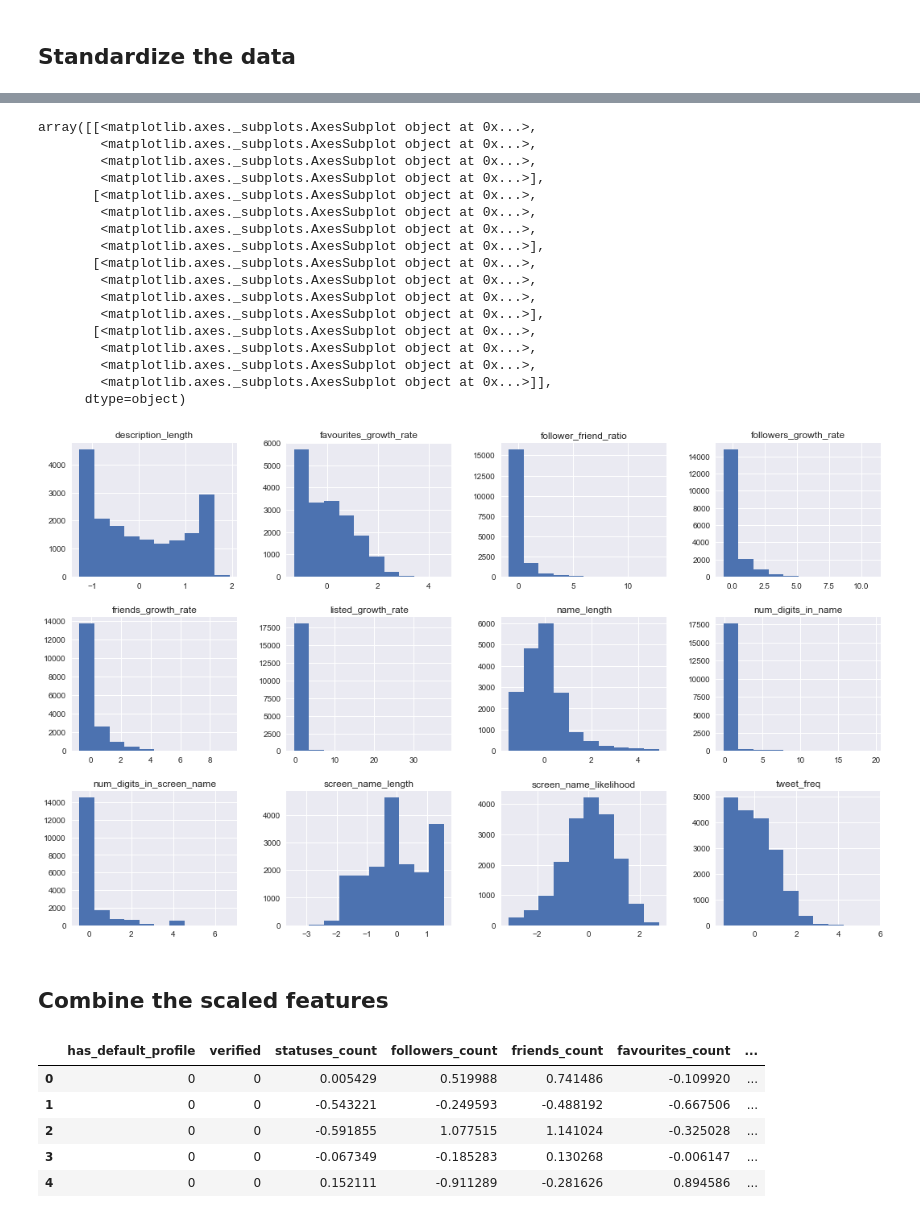
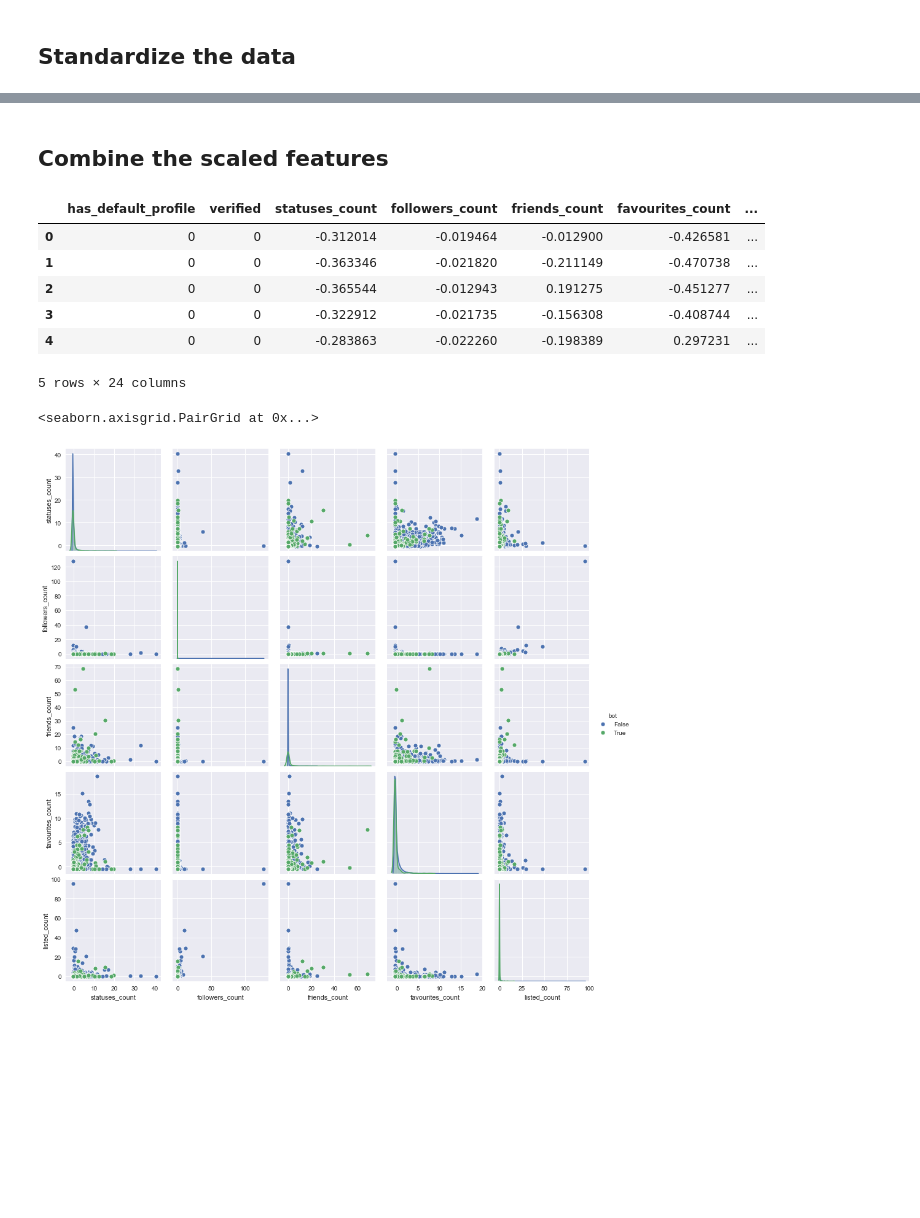
Before and after one commit to dkoban/bot_detection, a Jupyter notebook: model_training.ipynb, the cells around one changed output, grey strips where cells are left out. Drawn from its saved outputs; the diff is of its cells as text; code cells hidden in the pictures; blank space fills up the shorter version.

```diff
--- a/model_training.ipynb
+++ b/model_training.ipynb
@@ -97,34 +93,9 @@ array([[<matplotlib.axes._subplots.AxesSubplot object at 0x...>,
-# %%
-sc = StandardScaler()
-derived_features_standard=StandardScaler().fit_transform(derived_features)# Gaussian Standardisation
-derived_features_standard=pd.DataFrame(derived_features_standard,columns=derived_feature_cols)
-derived_features_standard.hist(layout=(4, 4), figsize=(18,15))
-# %% [output]
-array([[<matplotlib.axes._subplots.AxesSubplot object at 0x...>,
-        <matplotlib.axes._subplots.AxesSubplot object at 0x...>,
-        <matplotlib.axes._subplots.AxesSubplot object at 0x...>,
-        <matplotlib.axes._subplots.AxesSubplot object at 0x...>],
-       [<matplotlib.axes._subplots.AxesSubplot object at 0x...>,
-        <matplotlib.axes._subplots.AxesSubplot object at 0x...>,
-        <matplotlib.axes._subplots.AxesSubplot object at 0x...>,
-        <matplotlib.axes._subplots.AxesSubplot object at 0x...>],
-       [<matplotlib.axes._subplots.AxesSubplot object at 0x...>,
-        <matplotlib.axes._subplots.AxesSubplot object at 0x...>,
-        <matplotlib.axes._subplots.AxesSubplot object at 0x...>,
-        <matplotlib.axes._subplots.AxesSubplot object at 0x...>],
-       [<matplotlib.axes._subplots.AxesSubplot object at 0x...>,
-        <matplotlib.axes._subplots.AxesSubplot object at 0x...>,
-        <matplotlib.axes._subplots.AxesSubplot object at 0x...>,
-        <matplotlib.axes._subplots.AxesSubplot object at 0x...>]],
-      dtype=object)
-[figure, removed]
 # %% [markdown]
 ## Combine the scaled features
 # %%
-#df_c = pd.concat([df_a.reset_index(drop=True), df_b], axis=1)
 binary_metadata_cols = ['has_default_profile', 'verified']
 binary_metadata = df[binary_metadata_cols]
-response = df['bot']
+response = df[['fake_follower_raw_en', 'spammer_raw_en']]
 
 merge = pd.concat([binary_metadata.reset_index(drop=True), meta_data_standard], axis=1)
 merge = pd.concat([merge.reset_index(drop=True), derived_features_standard], axis=1)
@@ -132,9 +103,17 @@ merge = pd.concat([merge.reset_index(drop=True), response], axis=1)
 merge.head()
 # %% [output]
 |  | has_default_profile | verified | statuses_count | followers_count | friends_count | favourites_count | ... |
-| 0 | 0 | 0 | 0.005429 | 0.519988 | 0.741486 | -0.109920 | ... |
-| 1 | 0 | 0 | -0.543221 | -0.249593 | -0.488192 | -0.667506 | ... |
-| 2 | 0 | 0 | -0.591855 | 1.077515 | 1.141024 | -0.325028 | ... |
-| 3 | 0 | 0 | -0.067349 | -0.185283 | 0.130268 | -0.006147 | ... |
-| 4 | 0 | 0 | 0.152111 | -0.911289 | -0.281626 | 0.894586 | ... |
+| 0 | 0 | 0 | -0.312014 | -0.019464 | -0.012900 | -0.426581 | ... |
+| 1 | 0 | 0 | -0.363346 | -0.021820 | -0.211149 | -0.470738 | ... |
+| 2 | 0 | 0 | -0.365544 | -0.012943 | 0.191275 | -0.451277 | ... |
+| 3 | 0 | 0 | -0.322912 | -0.021735 | -0.156308 | -0.408744 | ... |
+| 4 | 0 | 0 | -0.283863 | -0.022260 | -0.198389 | 0.297231 | ... |
+5 rows × 24 columns
+# %%
+import seaborn as sns
+merge['bot'] = merge['fake_follower_raw_en'] >= 0.6
+sns.pairplot(merge[metadata_cols + ['bot']], hue = 'bot')
+# %% [output]
+<seaborn.axisgrid.PairGrid at 0x...>
+[figure, added]
 # %% [markdown]
```
Also changed, not shown: parts of 32 cells of this notebook, 2 other files.
